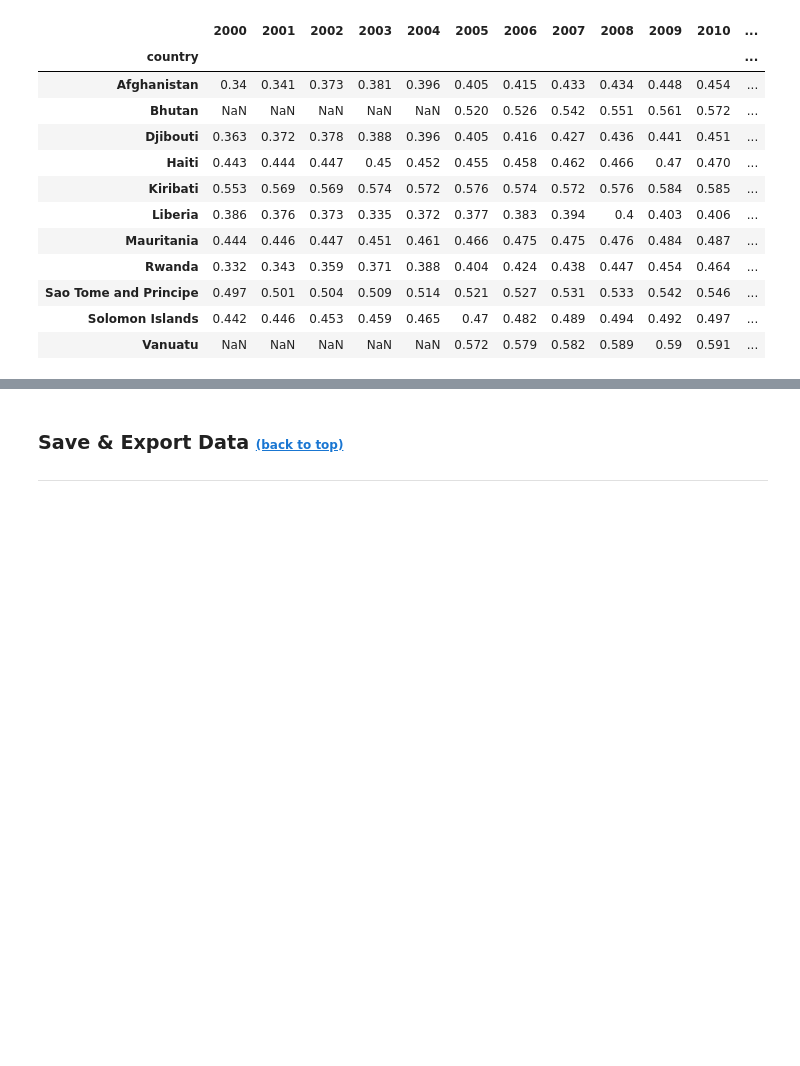
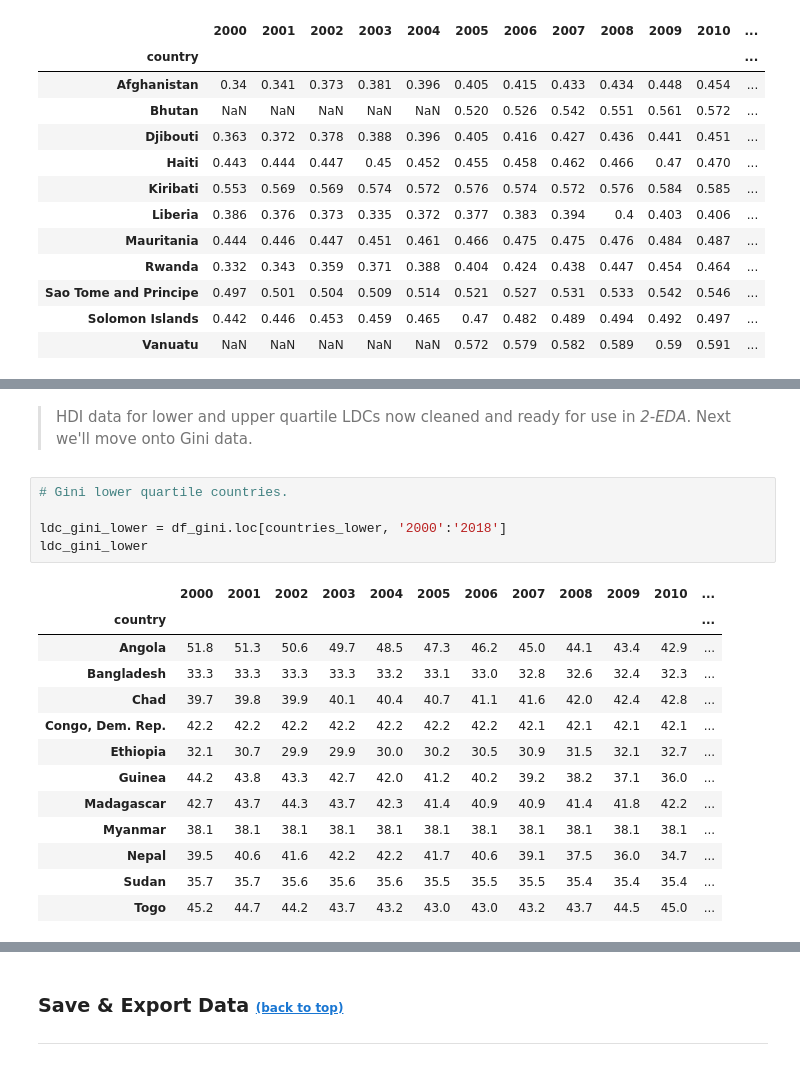
Before and after one commit to c-smith7/Foreign-Aid-and-LDCs, a Jupyter notebook: analysis/1-Data_Wrangling_and_Cleaning.ipynb, the cells around one changed output, grey strips where cells are left out. Cells and saved outputs as stored; diff of their text form; blank space fills up the shorter version.

```diff
--- a/analysis/1-Data_Wrangling_and_Cleaning.ipynb
+++ b/analysis/1-Data_Wrangling_and_Cleaning.ipynb
@@ -646,0 +822,21 @@ ldc_hdi_upper
+# %% [markdown]
+> HDI data for lower and upper quartile LDCs now cleaned and ready for use in *2-EDA*. Next we'll move onto Gini data.
+# %%
+# Gini lower quartile countries.
+
+ldc_gini_lower = df_gini.loc[countries_lower, '2000':'2018']
+ldc_gini_lower
+# %% [output]
+|  | 2000 | 2001 | 2002 | 2003 | 2004 | 2005 | 2006 | 2007 | 2008 | 2009 | 2010 | ... |
+| country |  |  |  |  |  |  |  |  |  |  |  | ... |
+| Angola | 51.8 | 51.3 | 50.6 | 49.7 | 48.5 | 47.3 | 46.2 | 45.0 | 44.1 | 43.4 | 42.9 | ... |
+| Bangladesh | 33.3 | 33.3 | 33.3 | 33.3 | 33.2 | 33.1 | 33.0 | 32.8 | 32.6 | 32.4 | 32.3 | ... |
+| Chad | 39.7 | 39.8 | 39.9 | 40.1 | 40.4 | 40.7 | 41.1 | 41.6 | 42.0 | 42.4 | 42.8 | ... |
+| Congo, Dem. Rep. | 42.2 | 42.2 | 42.2 | 42.2 | 42.2 | 42.2 | 42.2 | 42.1 | 42.1 | 42.1 | 42.1 | ... |
+| Ethiopia | 32.1 | 30.7 | 29.9 | 29.9 | 30.0 | 30.2 | 30.5 | 30.9 | 31.5 | 32.1 | 32.7 | ... |
+| Guinea | 44.2 | 43.8 | 43.3 | 42.7 | 42.0 | 41.2 | 40.2 | 39.2 | 38.2 | 37.1 | 36.0 | ... |
+| Madagascar | 42.7 | 43.7 | 44.3 | 43.7 | 42.3 | 41.4 | 40.9 | 40.9 | 41.4 | 41.8 | 42.2 | ... |
+| Myanmar | 38.1 | 38.1 | 38.1 | 38.1 | 38.1 | 38.1 | 38.1 | 38.1 | 38.1 | 38.1 | 38.1 | ... |
+| Nepal | 39.5 | 40.6 | 41.6 | 42.2 | 42.2 | 41.7 | 40.6 | 39.1 | 37.5 | 36.0 | 34.7 | ... |
+| Sudan | 35.7 | 35.7 | 35.6 | 35.6 | 35.6 | 35.5 | 35.5 | 35.5 | 35.4 | 35.4 | 35.4 | ... |
+| Togo | 45.2 | 44.7 | 44.2 | 43.7 | 43.2 | 43.0 | 43.0 | 43.2 | 43.7 | 44.5 | 45.0 | ... |
```
Also changed, not shown: parts of 28 cells of this notebook.
